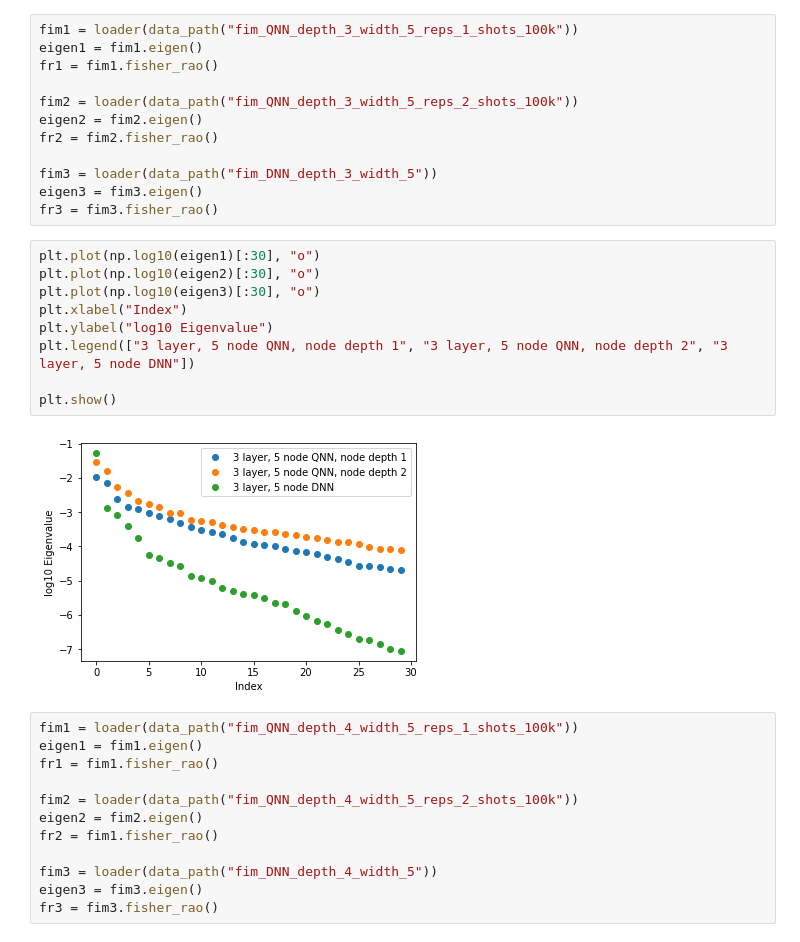
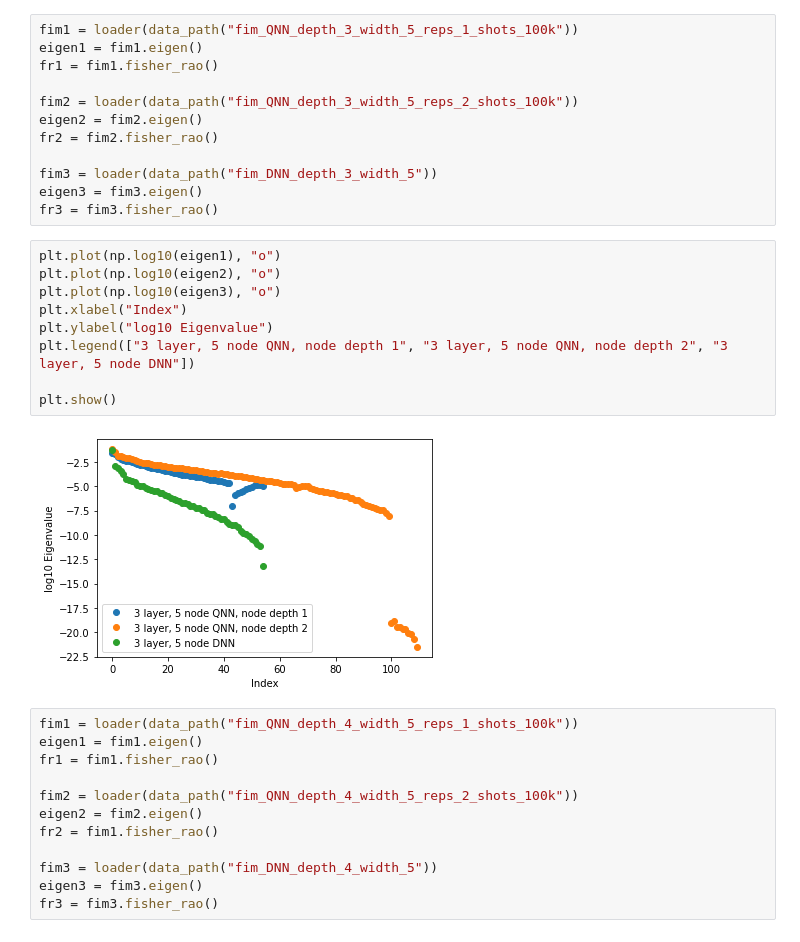
Before and after one commit to KristianWold/Thesis, a Jupyter notebook: notebooks/analysis/Fisher Information Matrix.ipynb, the cells around one changed output. Drawn from its saved outputs; the diff is of its cells as text.

```diff
--- a/notebooks/analysis/Fisher Information Matrix.ipynb
+++ b/notebooks/analysis/Fisher Information Matrix.ipynb
@@ -52,16 +52,16 @@ fim3 = loader(data_path("fim_DNN_depth_3_width_5"))
 eigen3 = fim3.eigen()
 fr3 = fim3.fisher_rao()
 # %%
-plt.plot(np.log10(eigen1)[:30], "o")
-plt.plot(np.log10(eigen2)[:30], "o")
-plt.plot(np.log10(eigen3)[:30], "o")
+plt.plot(np.log10(eigen1), "o")
+plt.plot(np.log10(eigen2), "o")
+plt.plot(np.log10(eigen3), "o")
 plt.xlabel("Index")
 plt.ylabel("log10 Eigenvalue")
 plt.legend(["3 layer, 5 node QNN, node depth 1", "3 layer, 5 node QNN, node depth 2", "3 layer, 5 node DNN"])
 
 plt.show()
 # %% [output]
-[figure, old version]
+[figure, new version]
 # %%
 fim1 = loader(data_path("fim_QNN_depth_4_width_5_reps_1_shots_100k"))
 eigen1 = fim1.eigen()
```
Also changed, not shown: parts of 15 cells of this notebook, 50 other files.
